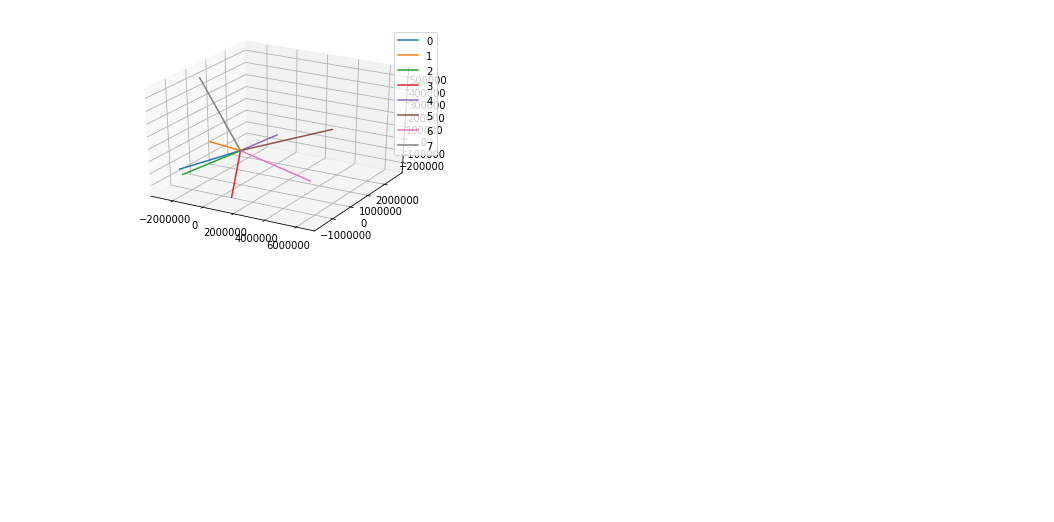
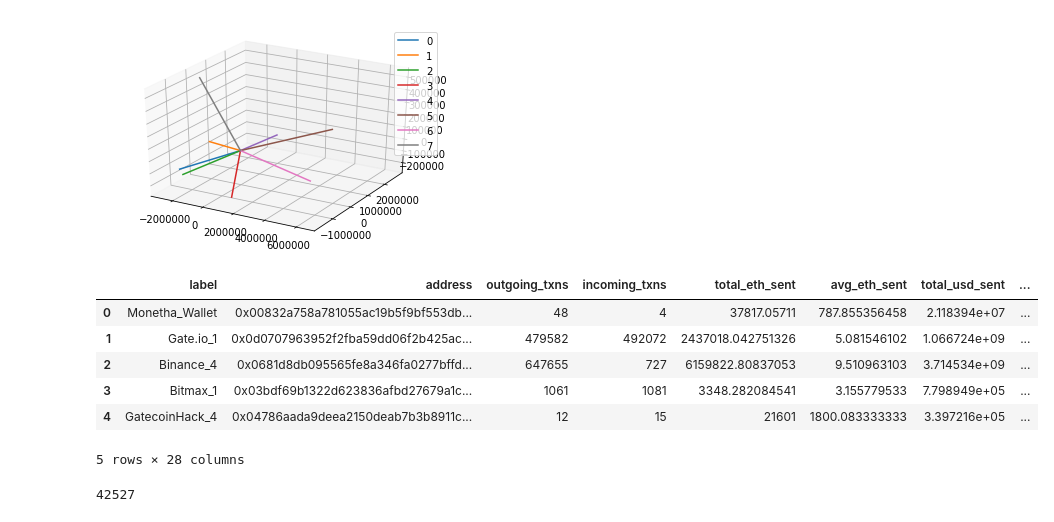
Before and after one commit to willprice221/ethereum_clustering, a Jupyter notebook: kmeans.ipynb, the cells around one changed output. Cells and saved outputs as stored; diff of their text form; code cells hidden in the pictures; blank space fills up the shorter version.

Commit message:
some labels

```diff
--- a/kmeans.ipynb
+++ b/kmeans.ipynb
@@ -378,3 +379,33 @@ plt.legend()
 # %% [output]
 <matplotlib.legend.Legend at 0x...>
 [figure]
+# %%
+sql = '''
+SELECT es.label, a.*  FROM `eth-tokens.alldata.clean_avg_with_balances_tokens_1MM` a
+INNER JOIN `eth-tokens.alldata.etherscan` es
+ON a.address = es.address
+WHERE es.label IS NOT NULL
+
+'''
+
+dflabel = client.query(sql).to_dataframe()
+# %%
+lbls = []
+for i, row in dflabel.iterrows():
+    lbls.append(list(df['address'].values).index(row['address']))
+# %%
+dflabel['cluster'] = [cl.labels_[i] for i in lbls]
+# %%
+dflabel
+# %% [output]
+|  | label | address | outgoing_txns | incoming_txns | total_eth_sent | avg_eth_sent | total_usd_sent | ... |
+| 0 | Monetha_Wallet | 0x00832a758a781055ac19b5f9bf553db... | 48 | 4 | 37817.05711 | 787.855356458 | 2.118394e+07 | ... |
+| 1 | Gate.io_1 | 0x0d0707963952f2fba59dd06f2b425ac... | 479582 | 492072 | 2437018.042751326 | 5.081546102 | 1.066724e+09 | ... |
+| 2 | Binance_4 | 0x0681d8db095565fe8a346fa0277bffd... | 647655 | 727 | 6159822.80837053 | 9.510963103 | 3.714534e+09 | ... |
+| 3 | Bitmax_1 | 0x03bdf69b1322d623836afbd27679a1c... | 1061 | 1081 | 3348.282084541 | 3.155779533 | 7.798949e+05 | ... |
+| 4 | GatecoinHack_4 | 0x04786aada9deea2150deab7b3b8911c... | 12 | 15 | 21601 | 1800.083333333 | 3.397216e+05 | ... |
+5 rows × 28 columns
+# %%
+cl.labels_
+# %% [output]
+42527
```
Also changed, not shown: parts of 1 cell of this notebook, 2 other files.
